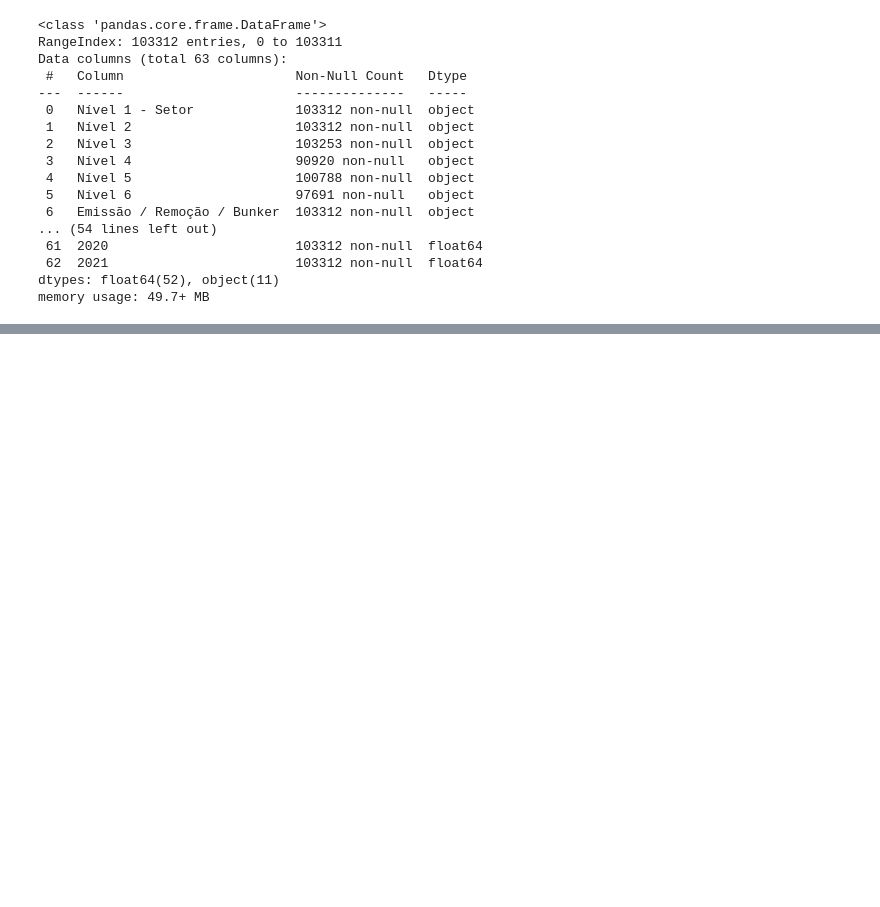
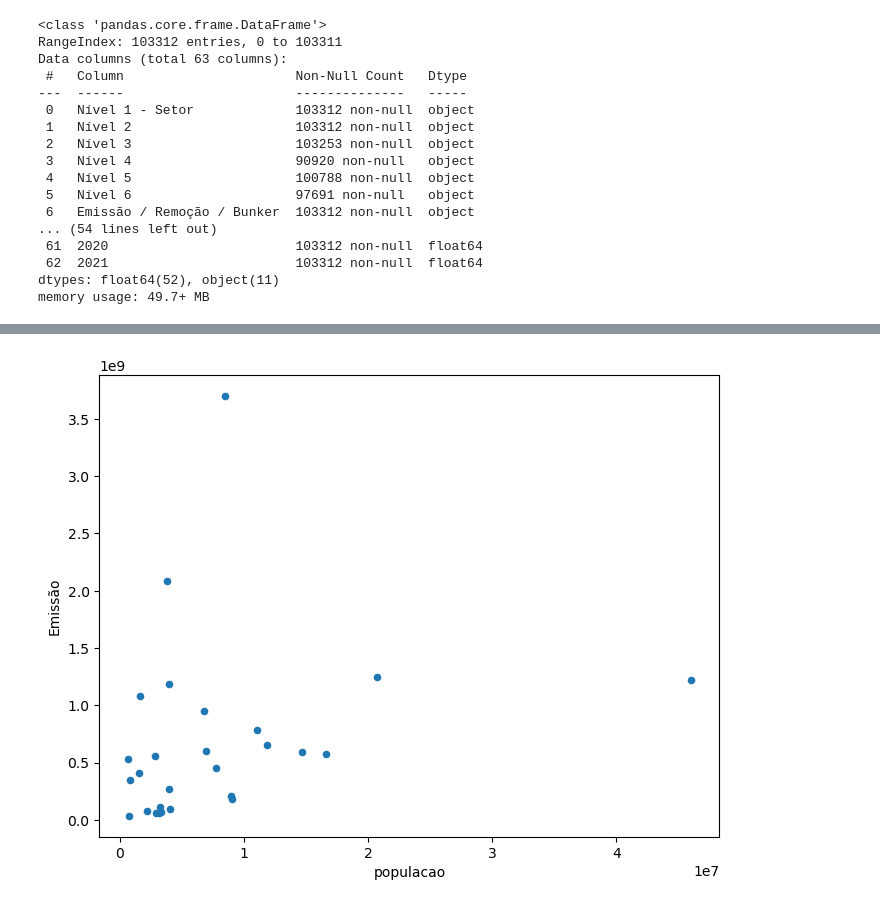
Before and after one commit to lucasz-g/Projetos-Pandas, a Jupyter notebook: Seleção e Agrupamento/emissao_gases_estufa.ipynb, the cells around one changed output, grey strips where cells are left out. Saved outputs shown, nothing was run; the diff lists cells and outputs as text; code cells hidden in the pictures; blank space fills up the shorter version.

```diff
--- a/Seleção e Agrupamento/emissao_gases_estufa.ipynb
+++ b/Seleção e Agrupamento/emissao_gases_estufa.ipynb
@@ -42,0 +637,5 @@ memory usage: 49.7+ MB
+# %%
+dados = dados.astype({'populacao': 'int64'})
+# %%
+populacao_estados = dados.groupby('UF')[['populacao']].sum().reset_index()
+populacao_estados
@@ -42,0 +662,3 @@ memory usage: 49.7+ MB
+# %%
+emissao_estados = emissoes_por_ano[emissoes_por_ano['Ano'] == 2021].groupby('Estado')[['Emissão']].sum().reset_index()
+emissao_estados
@@ -42,0 +683,3 @@ memory usage: 49.7+ MB
+# %%
+dados_agrupados = pd.merge(emissao_estados, populacao_estados, left_on='Estado', right_on='UF')
+dados_agrupados
@@ -42,0 +704,4 @@ memory usage: 49.7+ MB
+# %%
+dados_agrupados.plot(x = 'populacao', y='Emissão', kind='scatter', figsize=(8,6));
+# %% [output]
+[figure, added]
```
Also changed, not shown: parts of 60 cells of this notebook, 3 other files.
